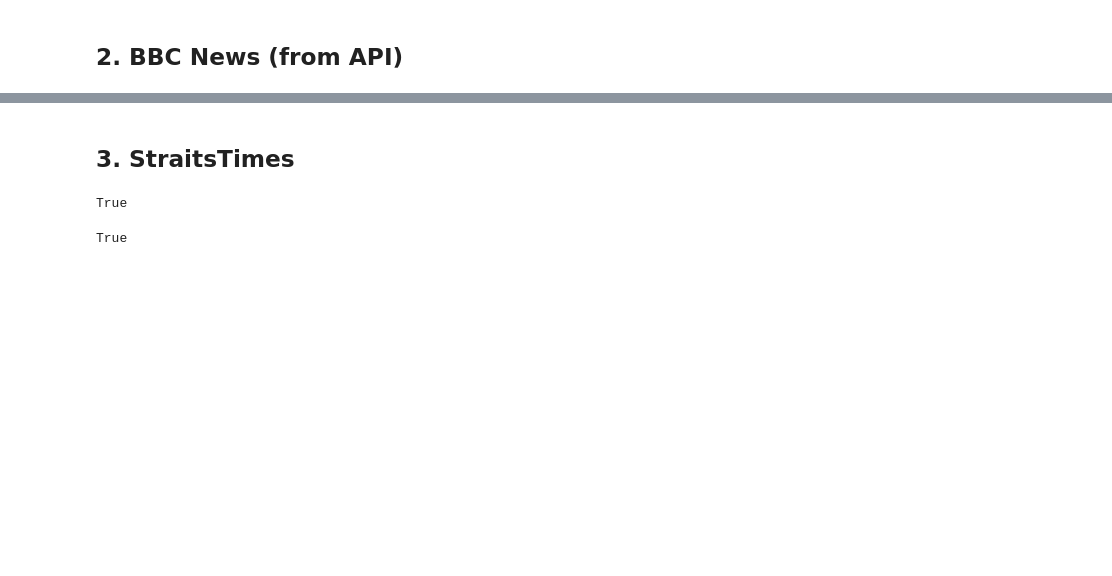
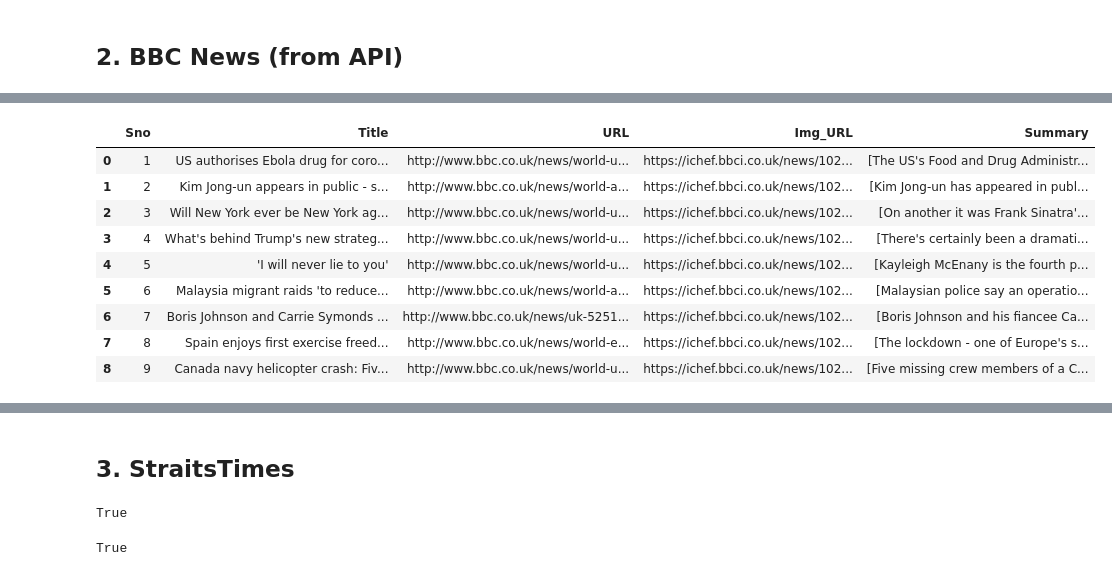
Before and after one commit to ISA-IPA/ISA-IPA-2020-05-03-IS02PT-GRP2-Intelligent_News_Express, a Jupyter notebook: 20200502-News scraping content-NYT-BBC-StraitsTimes-Today_online_add_Fig.ipynb, the cells around one changed output, grey strips where cells are left out. Drawn from its saved outputs; the diff is of its cells as text; code cells hidden in the pictures; blank space fills up the shorter version.

```diff
--- a/20200502-News scraping content-NYT-BBC-StraitsTimes-Today_online_add_Fig.ipynb
+++ b/20200502-News scraping content-NYT-BBC-StraitsTimes-Today_online_add_Fig.ipynb
@@ -160,0 +197,17 @@ df_BBC
+# %%
+for i in range(0, df_BBC.shape[0]):
+    if df_BBC['Summary'][i] == 'None':
+        df_BBC['Summary'][i]=np.nan
+
+df_BBC
+# %% [output]
+|  | Sno | Title | URL | Img_URL | Summary |
+| 0 | 1 | US authorises Ebola drug for coro... | http://www.bbc.co.uk/news/world-u... | https://ichef.bbci.co.uk/news/102... | [The US's Food and Drug Administr... |
+| 1 | 2 | Kim Jong-un appears in public - s... | http://www.bbc.co.uk/news/world-a... | https://ichef.bbci.co.uk/news/102... | [Kim Jong-un has appeared in publ... |
+| 2 | 3 | Will New York ever be New York ag... | http://www.bbc.co.uk/news/world-u... | https://ichef.bbci.co.uk/news/102... | [On another it was Frank Sinatra'... |
+| 3 | 4 | What's behind Trump's new strateg... | http://www.bbc.co.uk/news/world-u... | https://ichef.bbci.co.uk/news/102... | [There's certainly been a dramati... |
+| 4 | 5 | 'I will never lie to you' | http://www.bbc.co.uk/news/world-u... | https://ichef.bbci.co.uk/news/102... | [Kayleigh McEnany is the fourth p... |
+| 5 | 6 | Malaysia migrant raids 'to reduce... | http://www.bbc.co.uk/news/world-a... | https://ichef.bbci.co.uk/news/102... | [Malaysian police say an operatio... |
+| 6 | 7 | Boris Johnson and Carrie Symonds ... | http://www.bbc.co.uk/news/uk-5251... | https://ichef.bbci.co.uk/news/102... | [Boris Johnson and his fiancee Ca... |
+| 7 | 8 | Spain enjoys first exercise freed... | http://www.bbc.co.uk/news/world-e... | https://ichef.bbci.co.uk/news/102... | [The lockdown - one of Europe's s... |
+| 8 | 9 | Canada navy helicopter crash: Fiv... | http://www.bbc.co.uk/news/world-u... | https://ichef.bbci.co.uk/news/102... | [Five missing crew members of a C... |
```
Also changed, not shown: parts of 18 cells of this notebook, 22 other files.
